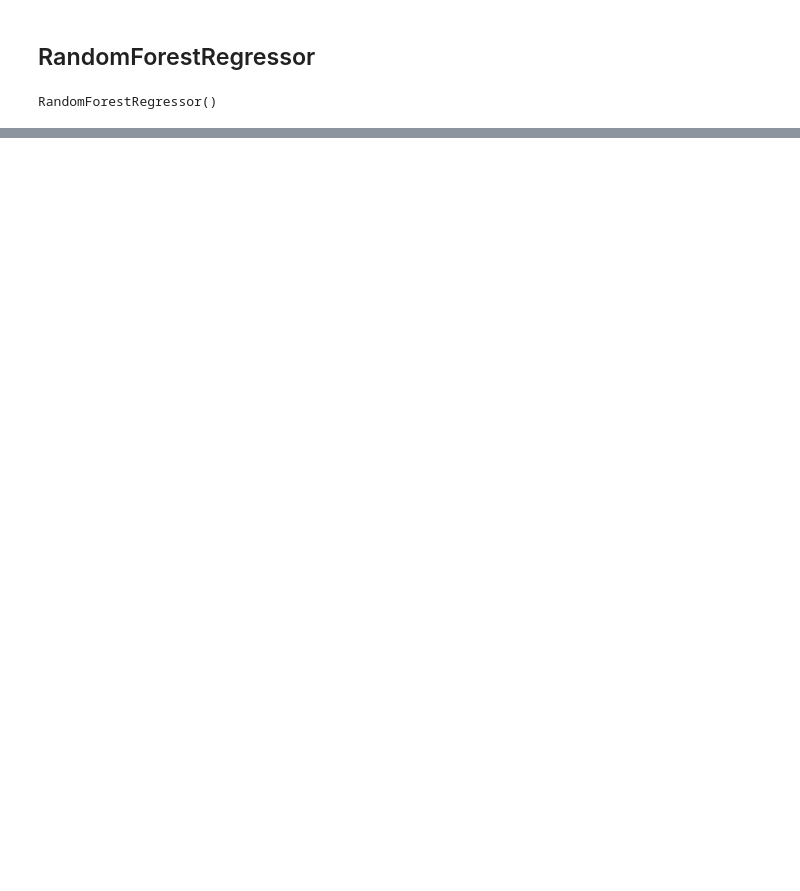
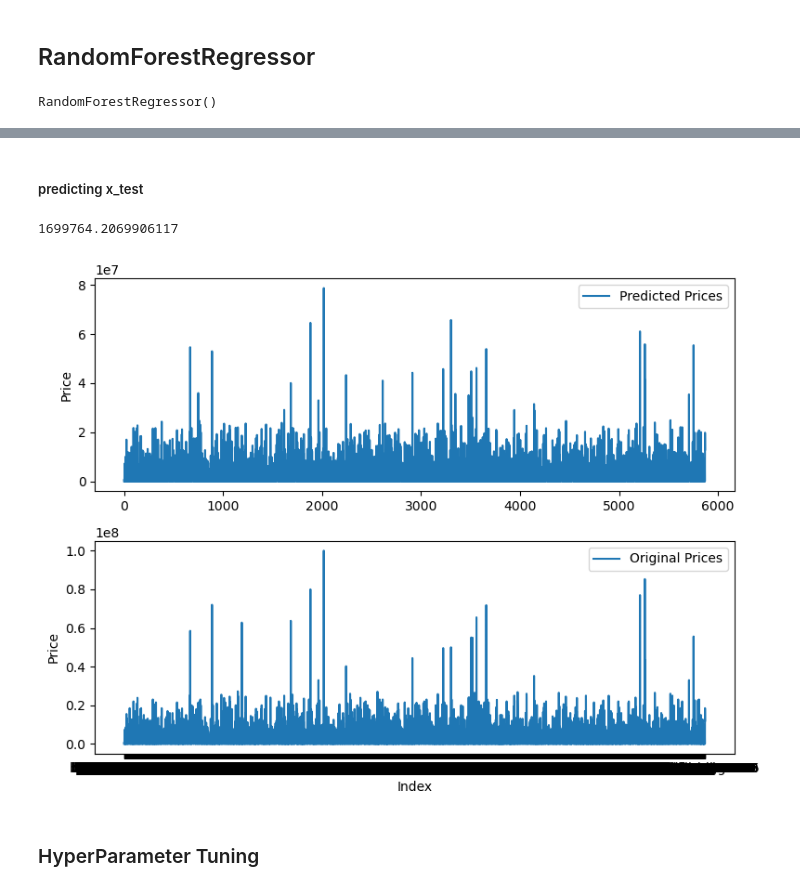
Before and after one commit to OmdenaAI/dhaka-bangladesh-real-estate-recommendation, a Jupyter notebook: src/tasks/task-4-model-development/sarang_ali/Model_development2.ipynb, the cells around one changed output, grey strips where cells are left out. Drawn from its saved outputs; the diff is of its cells as text; code cells hidden in the pictures; blank space fills up the shorter version.

Commit message:
visualization added

```diff
--- a/src/tasks/task-4-model-development/sarang_ali/Model_development2.ipynb
+++ b/src/tasks/task-4-model-development/sarang_ali/Model_development2.ipynb
@@ -263,6 +263,14 @@ class LargeFeatureEncoder(BaseEstimator, TransformerMixin):
         df[['encoded_zone', 'encoded_locality']] = cat_boost_encoder.transform(df)
         df = df.drop(columns=['zone','locality'], axis=1)
         return df
+
+class PassAmenityColumns(BaseEstimator, TransformerMixin):
+    def __init__(self):
+        self
+    def fit(self, X=None, y=None):
+        return self
+    def transform(self, df):
+        return df
 # %% [markdown]
 ### Pipelines
 # %%
@@ -271,6 +279,9 @@ from sklearn.pipeline import Pipeline
 large_encoding_pipeline = Pipeline([
     ('large_cat_encoder', LargeFeatureEncoder())
 ])
+pass_amenity_pipeline = Pipeline([
+    ('amenities', PassAmenityColumns())
+])
 scaling_pipeline = Pipeline([
     ('std_scaler', StandardScaler())
 ])
@@ -282,6 +293,7 @@ from sklearn.compose import ColumnTransformer
 full_pipeline = ColumnTransformer([
     ('small_encoding', OneHotEncoder(sparse=False), small_cat),
     ('large_encoding', large_encoding_pipeline, large_cat),
+    ('amenities', pass_amenity_pipeline, amenity_col),
     ('scaling', scaling_pipeline, number_cols)
 
 ])
@@ -352,0 +367,30 @@ rf_rmse
+# %% [markdown]
+##### predicting x_test
+# %%
+prepared_x_test = full_pipeline.transform(X_test)
+test_prediction = rf_reg.predict(prepared_x_test)
+test_mse = mean_squared_error(y_test, test_prediction)
+test_rmse = np.sqrt(test_mse)
+test_rmse
+# %% [output]
+1699764.2069906117
+# %%
+fig, axs = plt.subplots(2, 1, figsize=(8, 6))
+
+# Plotting the predicted prices
+axs[0].plot(test_prediction, label='Predicted Prices')
+axs[0].set_ylabel('Price')
+axs[0].legend()
+
+# Plotting the original prices
+axs[1].plot(y_test, label='Original Prices')
+axs[1].set_xlabel('Index')
+axs[1].set_ylabel('Price')
+axs[1].legend()
+
+plt.tight_layout()
+plt.show()
+# %% [output]
+[figure, added]
+# %% [markdown]
+### HyperParameter Tuning
```
Also changed, not shown: parts of 6 cells of this notebook.
